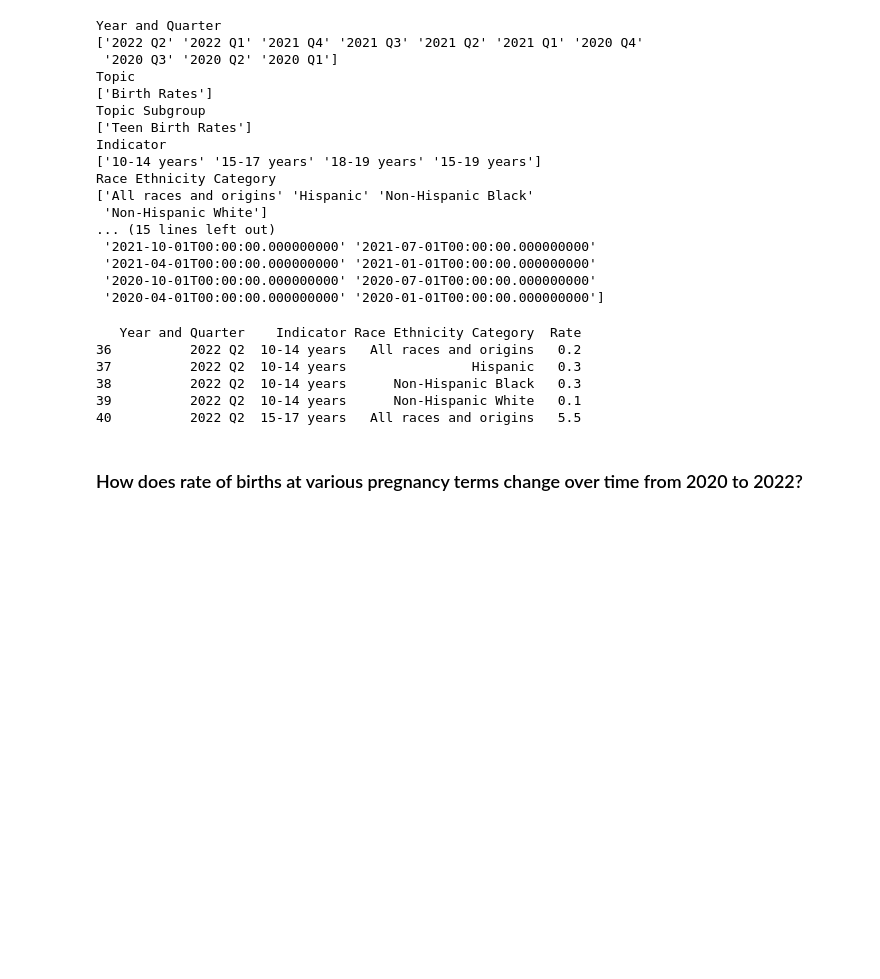
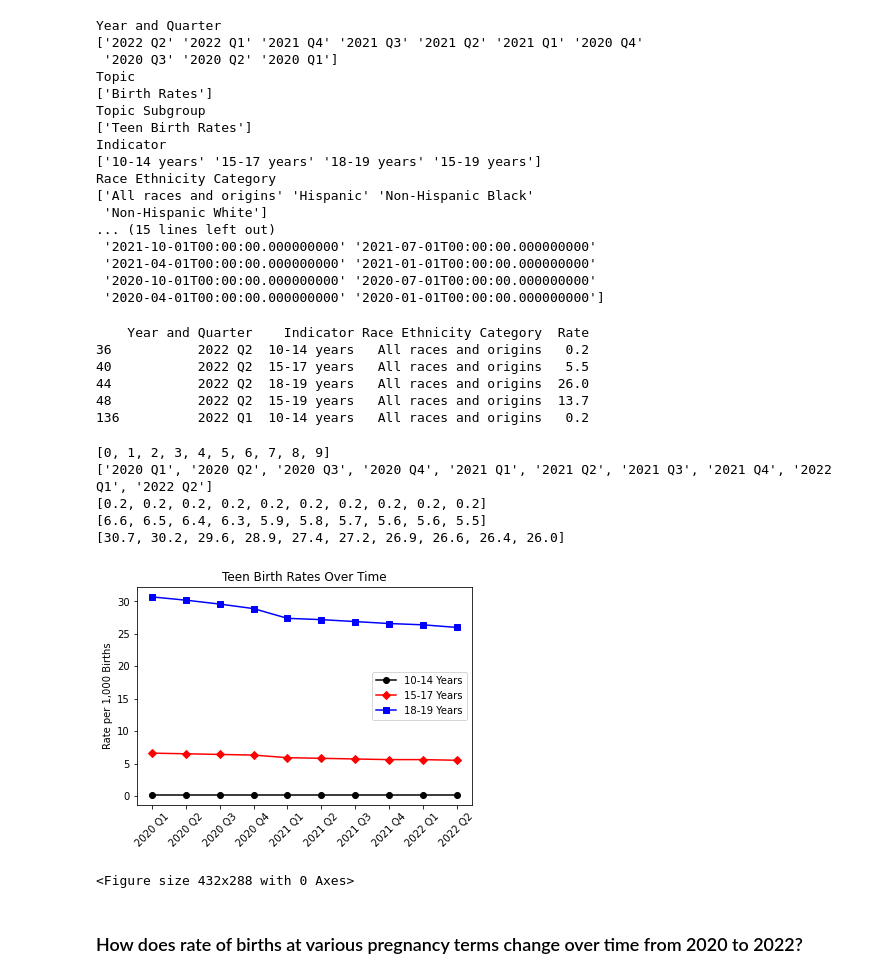
Before and after one commit to luvmonkey/Selected-Birth-Indicators, a Jupyter notebook: EDA Selected Birth Indicators.ipynb, the cells around one changed output. Saved outputs shown, nothing was run; the diff lists cells and outputs as text; code cells hidden in the pictures; blank space fills up the shorter version.

Commit message:
graphed teen birth rates

```diff
--- a/EDA Selected Birth Indicators.ipynb
+++ b/EDA Selected Birth Indicators.ipynb
@@ -329,13 +332,66 @@ Race Ethnicity Category
 # Let's drop what we don't need
 teen_birth_rate_data = teen_birth_rate_data.drop(columns=['Topic', 'Topic Subgroup', 'Unit', 'Significant', 'Date of Quarter Start'])
 
+# We're focusing on all races and origins
+teen_birth_rate_data = teen_birth_rate_data[teen_birth_rate_data['Race Ethnicity Category'] == 'All races and origins']
+
 print(teen_birth_rate_data.head()) # Much cleaner!
 # %% [output]
-   Year and Quarter    Indicator Race Ethnicity Category  Rate
-36          2022 Q2  10-14 years   All races and origins   0.2
-37          2022 Q2  10-14 years                Hispanic   0.3
-38          2022 Q2  10-14 years      Non-Hispanic Black   0.3
-39          2022 Q2  10-14 years      Non-Hispanic White   0.1
-40          2022 Q2  15-17 years   All races and origins   5.5
+    Year and Quarter    Indicator Race Ethnicity Category  Rate
+36           2022 Q2  10-14 years   All races and origins   0.2
+40           2022 Q2  15-17 years   All races and origins   5.5
+44           2022 Q2  18-19 years   All races and origins  26.0
+48           2022 Q2  15-19 years   All races and origins  13.7
+136          2022 Q1  10-14 years   All races and origins   0.2
+# %%
+# Before we can plot our data, we need some x and y coordinates to plot!
+# Our x-values need to match the length of our list of years and quarters
+x_values = list(range(len(teen_birth_rate_data['Year and Quarter'].unique())))
+x_labels = list(teen_birth_rate_data['Year and Quarter'].unique())
+
+# We can pull our y_values from the Rate column
+y_values_10_14_years = teen_birth_rate_data['Rate'][teen_birth_rate_data['Indicator'] == '10-14 years'].values.tolist()
+y_values_15_17_years = teen_birth_rate_data['Rate'][teen_birth_rate_data['Indicator'] == '15-17 years'].values.tolist()
+y_values_18_19_years = teen_birth_rate_data['Rate'][teen_birth_rate_data['Indicator'] == '18-19 years'].values.tolist()
+
+# Reverse to move forward in time
+list.reverse(x_labels)
+list.reverse(y_values_10_14_years)
+list.reverse(y_values_15_17_years)
+list.reverse(y_values_18_19_years)
+
+
+print(x_values)
+print(x_labels)
+print(y_values_10_14_years)
+print(y_values_15_17_years)
+print(y_values_18_19_years)
+# %% [output]
+[0, 1, 2, 3, 4, 5, 6, 7, 8, 9]
+['2020 Q1', '2020 Q2', '2020 Q3', '2020 Q4', '2021 Q1', '2021 Q2', '2021 Q3', '2021 Q4', '2022 Q1', '2022 Q2']
+[0.2, 0.2, 0.2, 0.2, 0.2, 0.2, 0.2, 0.2, 0.2, 0.2]
+[6.6, 6.5, 6.4, 6.3, 5.9, 5.8, 5.7, 5.6, 5.6, 5.5]
+[30.7, 30.2, 29.6, 28.9, 27.4, 27.2, 26.9, 26.6, 26.4, 26.0]
+# %%
+#Plot the data
+
+plt.figure()
+ax = plt.subplot(1, 1, 1)
+plt.plot(y_values_10_14_years, 'ko-', label='10-14 Years')
+plt.plot(y_values_15_17_years, 'rD-', label='15-17 Years')
+plt.plot(y_values_18_19_years, 'bs-', label='18-19 Years')
+
+ax.set_xticks(x_values)
+ax.set_xticklabels(x_labels, rotation=45)
+
+plt.legend()
+plt.title('Teen Birth Rates Over Time')
+plt.ylabel('Rate per 1,000 Births')
+
+plt.show()
+plt.clf()
+# %% [output]
+[figure, added]
+<Figure size 432x288 with 0 Axes>
 # %% [markdown]
 ### How does rate of births at various pregnancy terms change over time from 2020 to 2022?
```
Also changed, not shown: parts of 1 cell of this notebook.
